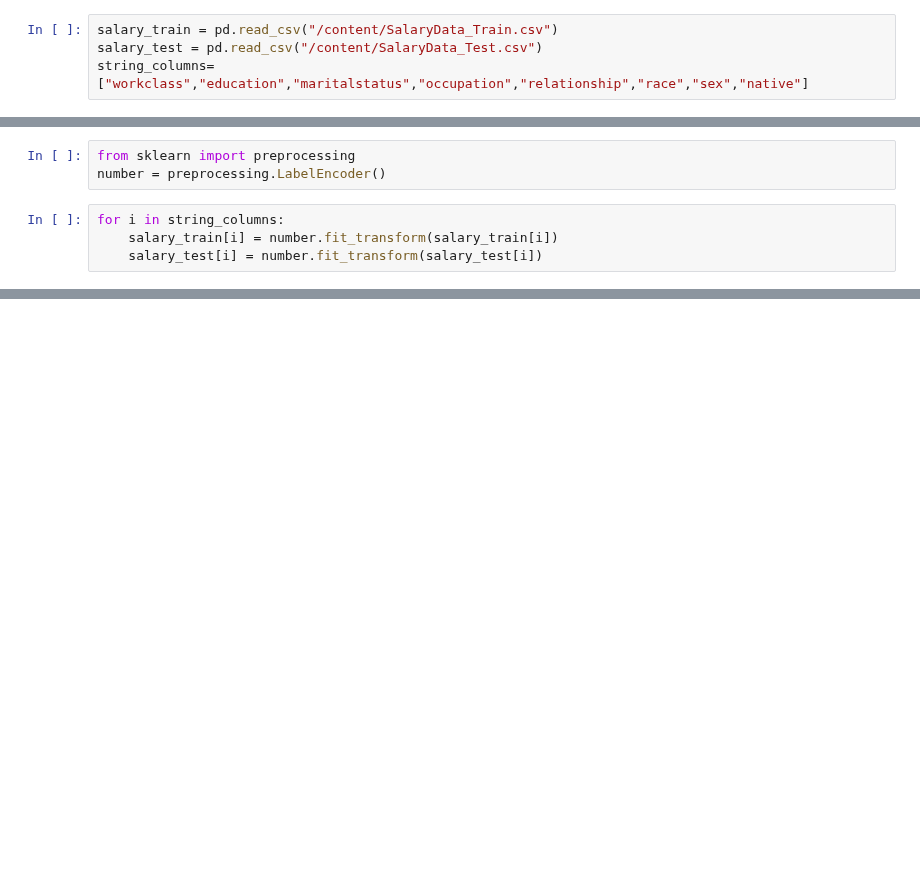
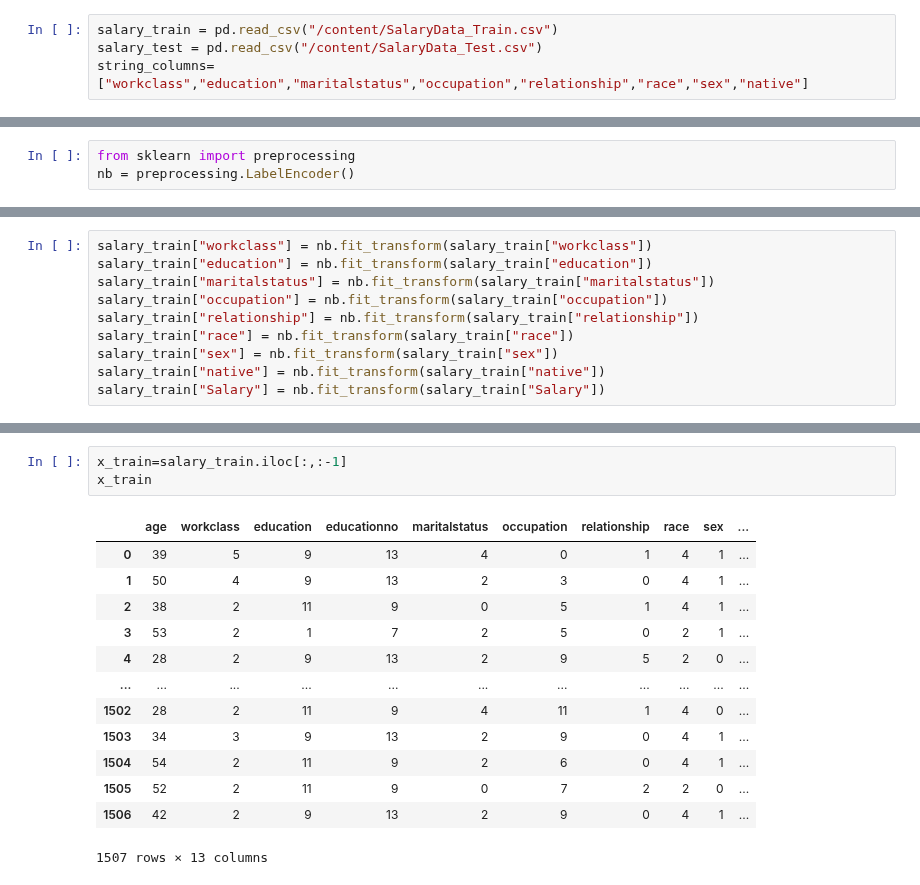
Before and after one commit to Bhavin52/Assignment, a Jupyter notebook: SVM_Q1.ipynb, the cells around one changed output, grey strips where cells are left out. Drawn from its saved outputs; the diff is of its cells as text; blank space fills up the shorter version.

```diff
--- a/SVM_Q1.ipynb
+++ b/SVM_Q1.ipynb
@@ -19,7 +122,3 @@ string_columns=["workclass","education","maritalstatus","occupation","relationsh
 # %%
 from sklearn import preprocessing
-number = preprocessing.LabelEncoder()
+nb = preprocessing.LabelEncoder()
-# %%
-for i in string_columns:
-    salary_train[i] = number.fit_transform(salary_train[i])
-    salary_test[i] = number.fit_transform(salary_test[i])
@@ -46,0 +125,10 @@ confusion_matrix(testX,predY)
+# %%
+salary_train["workclass"] = nb.fit_transform(salary_train["workclass"])
+salary_train["education"] = nb.fit_transform(salary_train["education"])
+salary_train["maritalstatus"] = nb.fit_transform(salary_train["maritalstatus"])
+salary_train["occupation"] = nb.fit_transform(salary_train["occupation"])
+salary_train["relationship"] = nb.fit_transform(salary_train["relationship"])
+salary_train["race"] = nb.fit_transform(salary_train["race"])
+salary_train["sex"] = nb.fit_transform(salary_train["sex"])
+salary_train["native"] = nb.fit_transform(salary_train["native"])
+salary_train["Salary"] = nb.fit_transform(salary_train["Salary"])
@@ -46,0 +145,17 @@ confusion_matrix(testX,predY)
+# %%
+x_train=salary_train.iloc[:,:-1]
+x_train
+# %% [output]
+|  | age | workclass | education | educationno | maritalstatus | occupation | relationship | race | sex | ... |
+| 0 | 39 | 5 | 9 | 13 | 4 | 0 | 1 | 4 | 1 | ... |
+| 1 | 50 | 4 | 9 | 13 | 2 | 3 | 0 | 4 | 1 | ... |
+| 2 | 38 | 2 | 11 | 9 | 0 | 5 | 1 | 4 | 1 | ... |
+| 3 | 53 | 2 | 1 | 7 | 2 | 5 | 0 | 2 | 1 | ... |
+| 4 | 28 | 2 | 9 | 13 | 2 | 9 | 5 | 2 | 0 | ... |
+| ... | ... | ... | ... | ... | ... | ... | ... | ... | ... | ... |
+| 1502 | 28 | 2 | 11 | 9 | 4 | 11 | 1 | 4 | 0 | ... |
+| 1503 | 34 | 3 | 9 | 13 | 2 | 9 | 0 | 4 | 1 | ... |
+| 1504 | 54 | 2 | 11 | 9 | 2 | 6 | 0 | 4 | 1 | ... |
+| 1505 | 52 | 2 | 11 | 9 | 0 | 7 | 2 | 2 | 0 | ... |
+| 1506 | 42 | 2 | 9 | 13 | 2 | 9 | 0 | 4 | 1 | ... |
+1507 rows × 13 columns
```
Also changed, not shown: parts of 41 cells of this notebook.
